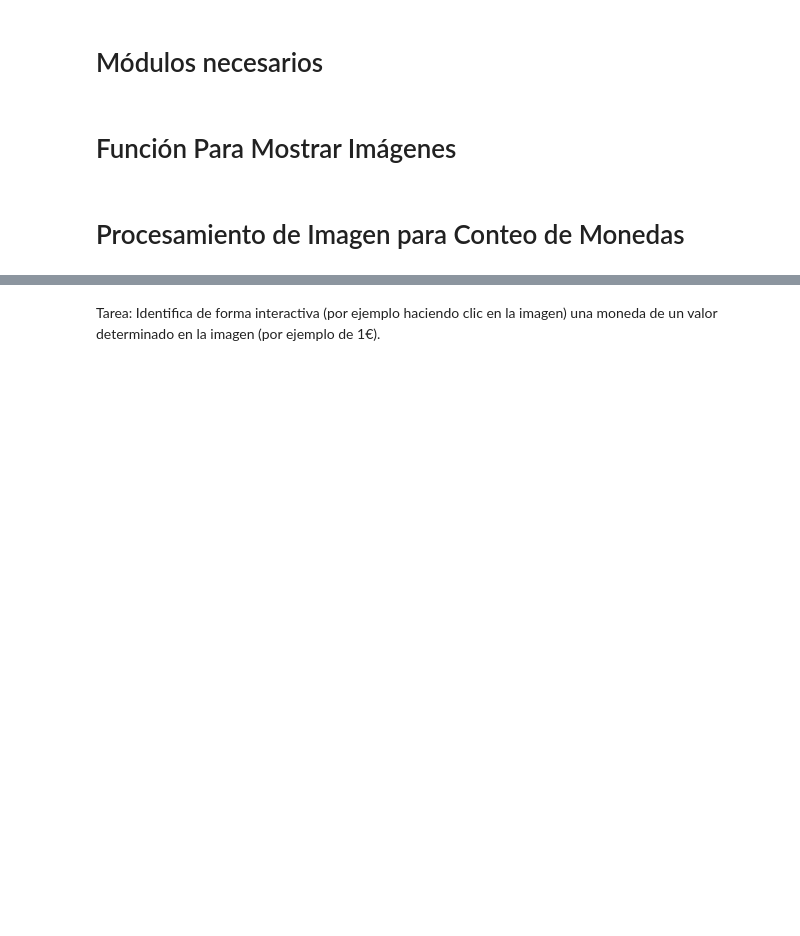
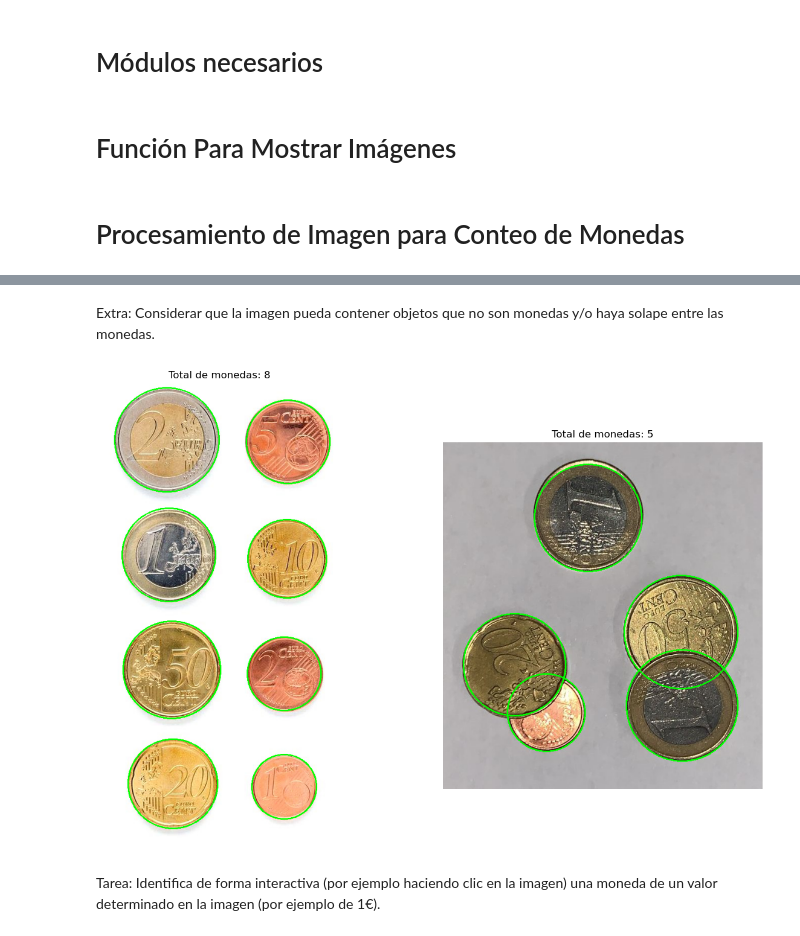
Before and after one commit to AdriTN/Pr-cticas-VC, a Jupyter notebook: P3/VC_P3.ipynb, the cells around one changed output, grey strips where cells are left out. Cells and saved outputs as stored; diff of their text form; code cells hidden in the pictures; blank space fills up the shorter version.

Commit message:
Add Extra task

```diff
--- a/P3/VC_P3.ipynb
+++ b/P3/VC_P3.ipynb
@@ -131,2 +132,82 @@ mostrar_imagenes(
+# %% [markdown]
+Extra: Considerar que la imagen pueda contener objetos que no son monedas y/o haya solape entre las monedas.
+# %%
+def detectar_monedas_mejorado(ruta, dp=1, min_dist=100, param1=200, param2=35, min_radius=37, max_radius=200):
+    """
+    Detecta monedas en una imagen aunque estén solapadas y dibuja los contornos de las monedas detectadas.
+
+    Args:
+        ruta (str): Dirección a la imagen a procesar.
+        dp (float): Inverso de la relación de resolución de la imagen acumuladora.
+        min_dist (int): Distancia mínima entre los centros de los círculos detectados.
+        param1 (int): Umbral para el detector de bordes de Canny.
+        param2 (int): Umbral para el acumulador de Hough.
+        min_radius (int): Radio mínimo de los círculos a detectar.
+        max_radius (int): Radio máximo de los círculos a detectar.
+
+    Returns:
+        tuple: Imagen con los contornos de las monedas dibujados, número de monedas detectadas.
+    """
+    global circulos
+    try:
+        # Leer la imagen en RGB
+        imagen = cv2.cvtColor(cv2.imread(ruta), cv2.COLOR_BGR2RGB)
+        if imagen is None:
+            raise FileNotFoundError(f"No se pudo cargar la imagen de la ruta: {ruta}")
+
+        # Convertir la imagen a escala de grises
+        img_gris = cv2.cvtColor(imagen, cv2.COLOR_RGB2GRAY)
+
+        # Suavizar la imagen para reducir el ruido
+        img_suavizada = cv2.GaussianBlur(img_gris, (9, 9), 0)
+
+        # Localizar los círculos en la imagen suavizada usando la transformada de Hough
+        circulos = cv2.HoughCircles(
+            img_suavizada,
+            cv2.HOUGH_GRADIENT,
+            dp=dp,
+            minDist=min_dist,
+            param1=param1,
+            param2=param2,
+            minRadius=min_radius,
+            maxRadius=max_radius
+        )
+
+        if circulos is None:
+            raise ValueError("No se encontraron círculos en la imagen")
+
+        # Redondear los valores de los círculos detectados
+        circulos = np.uint16(np.around(circulos))
+
+        total_monedas = 0
+
+        # Dibujar los círculos detectados en la imagen original
+        for circulo in circulos[0, :]:
+            total_monedas += 1
+            center = (circulo[0], circulo[1])  # Coordenadas del centro del círculo
+            radius = circulo[2]  # Radio del círculo
+            cv2.circle(imagen, center, radius, (0, 255, 0), 2)  # Dibujar el círculo en verde
+
+        return imagen, total_monedas
+
+    except Exception as e:
+        print(f"Error al procesar la imagen: {e}")
+        return None, 0
+
+# Probar la función con una imagen
+img1, titulo1 = detectar_monedas_mejorado("./assets/Monedas.jpg")
+img2, titulo2 = detectar_monedas_mejorado("./assets/Monedas2.jpeg")
+
+# Listas de imágenes y títulos
+imgs = [img1, img2]
+titulos = [titulo1, titulo2]
+
+# Mostrar la imagen original y la imagen con los contornos de las monedas
+mostrar_imagenes(
+    imgs,
+    [f'Total de monedas: {titulo}' for titulo in titulos]
+)
+# %% [output]
+[figure, added]
 # %% [markdown]
 Tarea: Identifica de forma interactiva (por ejemplo haciendo clic en la imagen) una moneda de un valor determinado en la imagen (por ejemplo de 1€).
```
Also changed, not shown: parts of 5 cells of this notebook, 1 other file.
